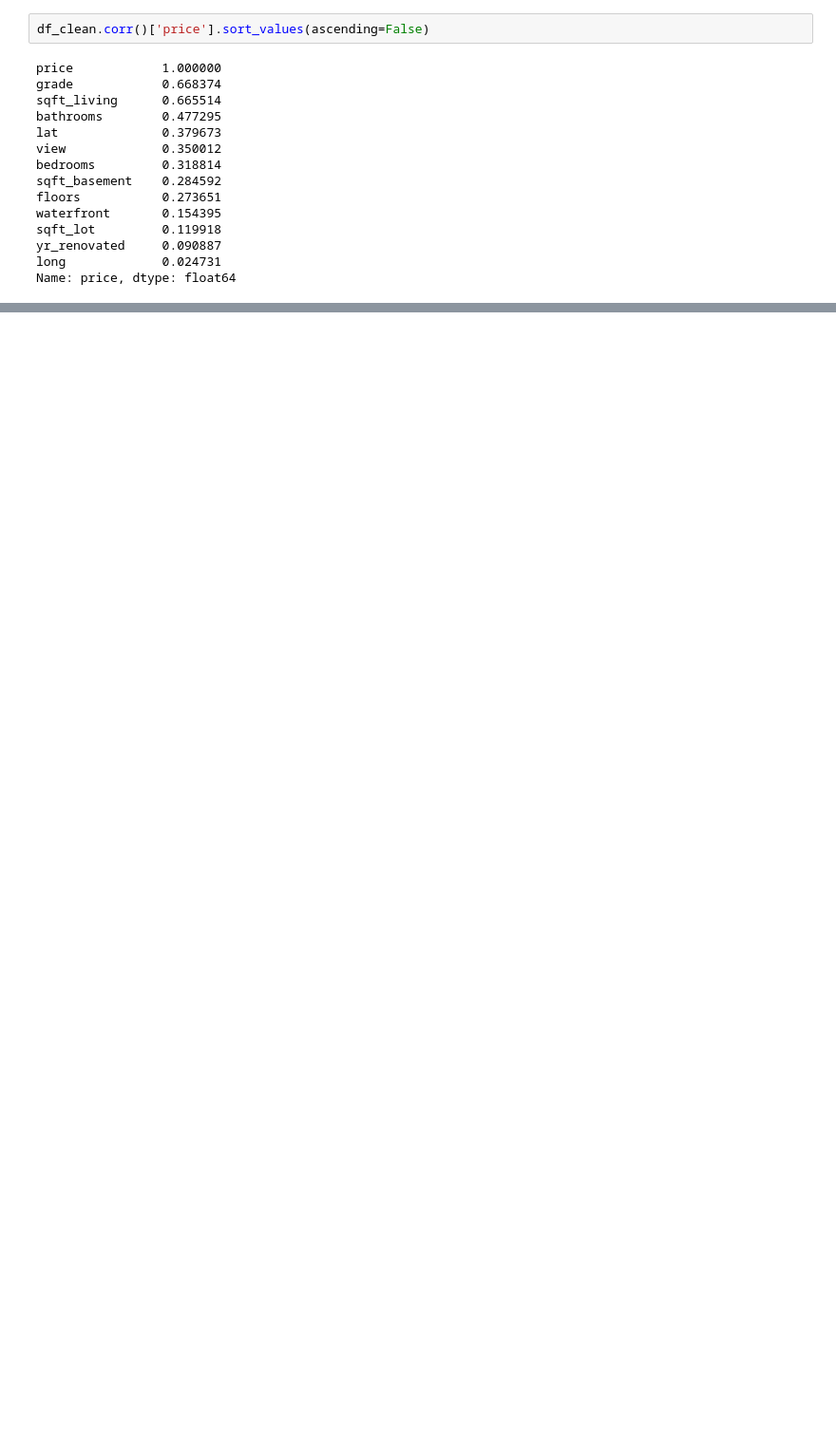
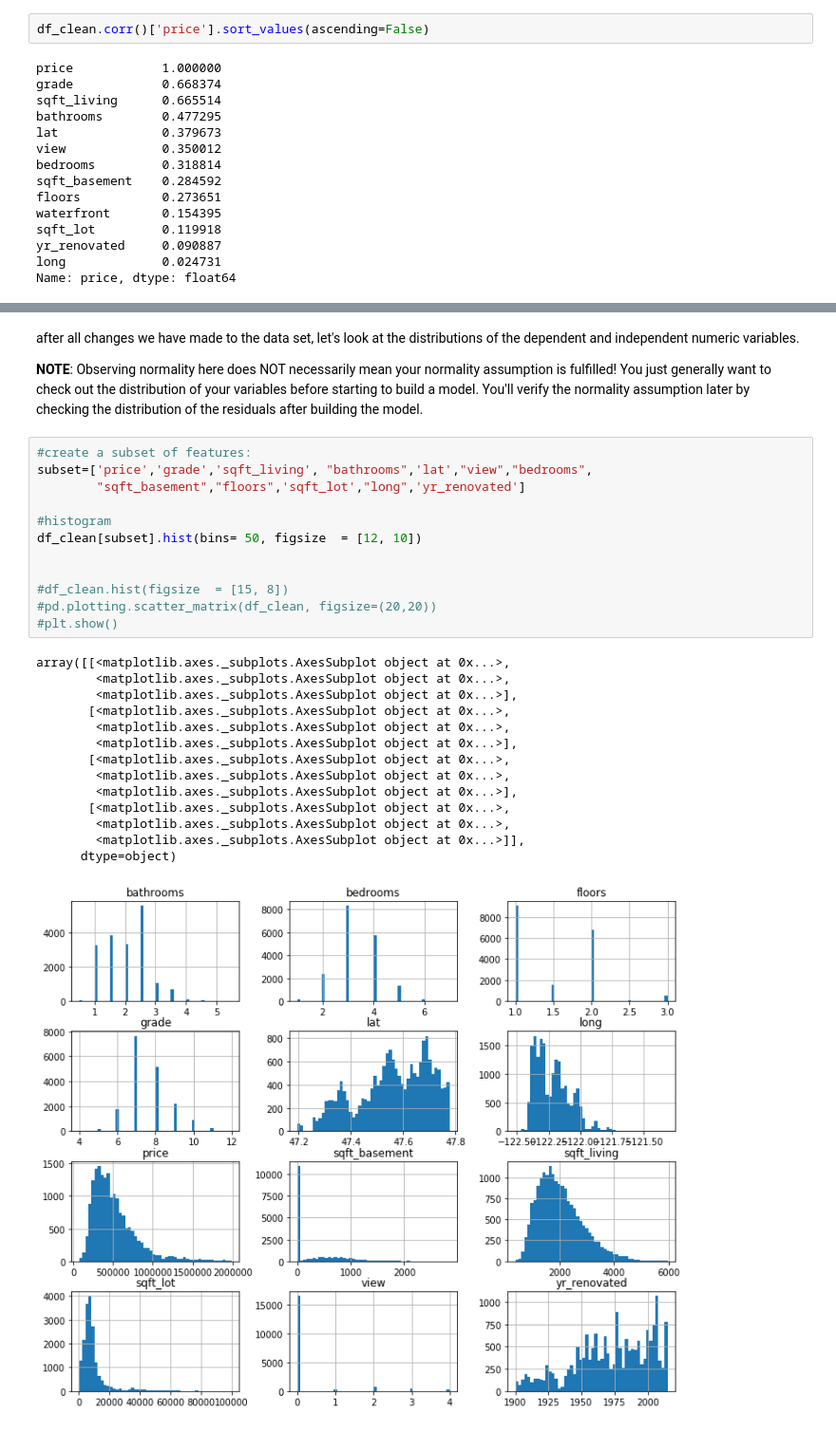
Before and after one commit to FarnazG/dsc-mod-2-project-v2-1-online-ds-ft-120919, a Jupyter notebook: Modeling-student.ipynb, the cells around one changed output, grey strips where cells are left out. Shown at 95% size. Saved outputs shown, nothing was run; the diff lists cells and outputs as text; blank space fills up the shorter version.

```diff
--- a/Modeling-student.ipynb
+++ b/Modeling-student.ipynb
@@ -378,0 +239,31 @@ we are going to:
+# %% [markdown]
+after all changes we have made to the data set, let's look at the distributions of the dependent and independent numeric variables.
+
+**NOTE**: Observing normality here does NOT necessarily mean your normality assumption is fulfilled! You just generally want to check out the distribution of your variables before starting to build a model. You'll verify the normality assumption later by checking the distribution of the residuals after building the model.
+# %%
+#create a subset of features:
+subset=['price','grade','sqft_living', "bathrooms",'lat',"view","bedrooms",
+        "sqft_basement","floors",'sqft_lot',"long",'yr_renovated']
+
+#histogram
+df_clean[subset].hist(bins= 50, figsize  = [12, 10])
+
+
+#df_clean.hist(figsize  = [15, 8])
+#pd.plotting.scatter_matrix(df_clean, figsize=(20,20))
+#plt.show()
+# %% [output]
+array([[<matplotlib.axes._subplots.AxesSubplot object at 0x...>,
+        <matplotlib.axes._subplots.AxesSubplot object at 0x...>,
+        <matplotlib.axes._subplots.AxesSubplot object at 0x...>],
+       [<matplotlib.axes._subplots.AxesSubplot object at 0x...>,
+        <matplotlib.axes._subplots.AxesSubplot object at 0x...>,
+        <matplotlib.axes._subplots.AxesSubplot object at 0x...>],
+       [<matplotlib.axes._subplots.AxesSubplot object at 0x...>,
+        <matplotlib.axes._subplots.AxesSubplot object at 0x...>,
+        <matplotlib.axes._subplots.AxesSubplot object at 0x...>],
+       [<matplotlib.axes._subplots.AxesSubplot object at 0x...>,
+        <matplotlib.axes._subplots.AxesSubplot object at 0x...>,
+        <matplotlib.axes._subplots.AxesSubplot object at 0x...>]],
+      dtype=object)
+[figure, added]
```
Also changed, not shown: parts of 108 cells of this notebook, 2 other files.
